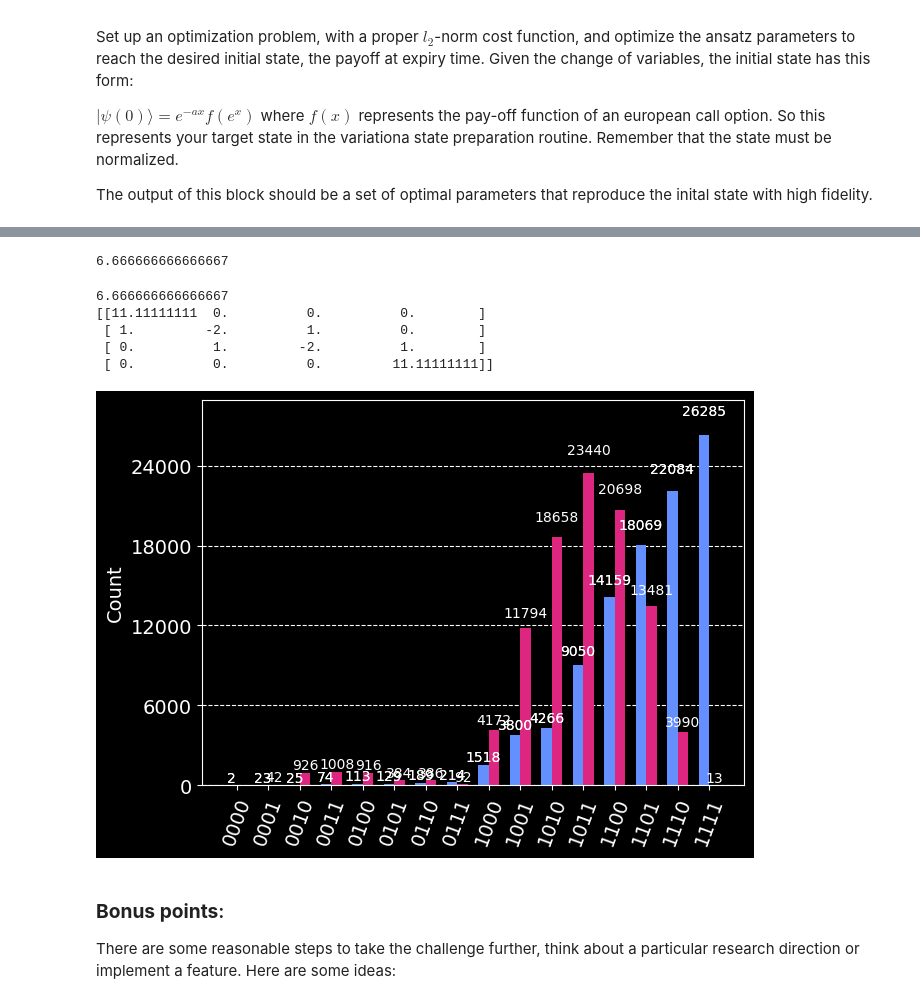
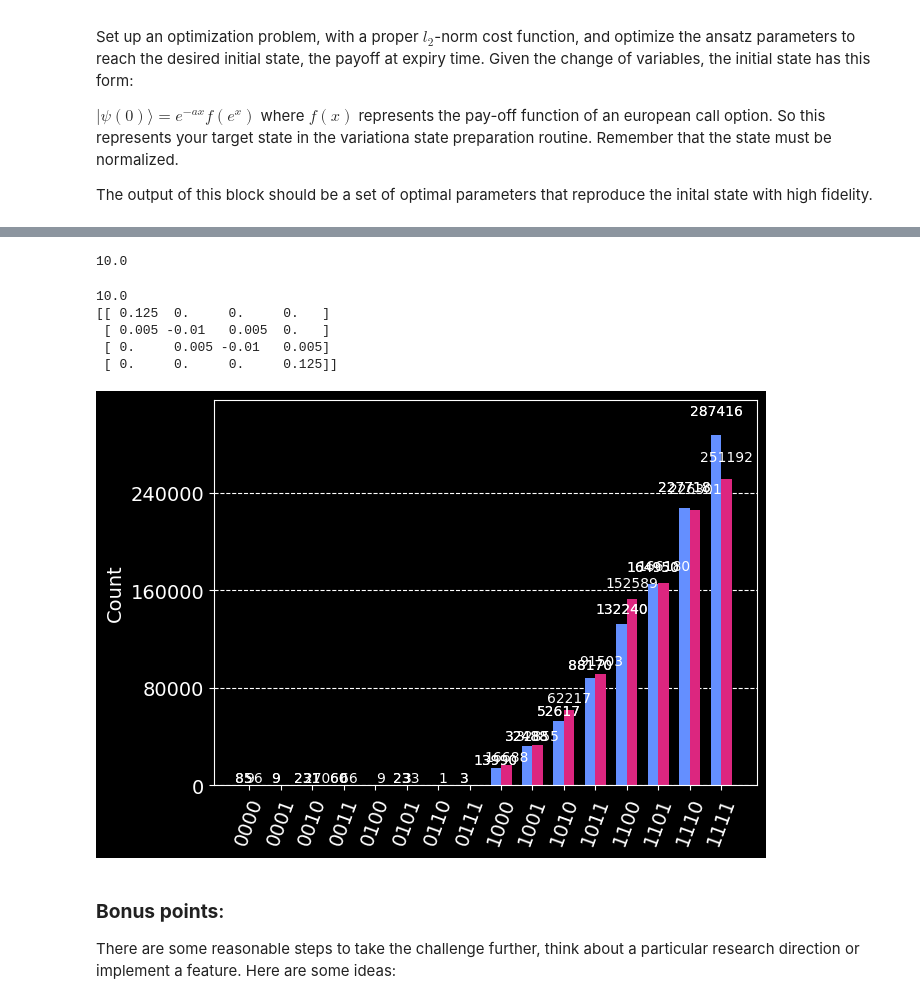
Before and after one commit to FelixXu35/Qisikit_Hackathon_BCN, a Jupyter notebook: Moodys_challenge.ipynb, the cells around one changed output, grey strips where cells are left out. Cells and saved outputs as stored; diff of their text form; code cells hidden in the pictures.

```diff
--- a/Moodys_challenge.ipynb
+++ b/Moodys_challenge.ipynb
@@ -294,7 +294,7 @@ from qiskit.quantum_info import Statevector
 n_qubits = 4
 rep = 2
 backend = Aer.get_backend('aer_simulator')
-optimizer = SPSA(maxiter=1e3)
+optimizer = SPSA(maxiter=10e3)
 
 def counts_to_distr(counts):
     """
@@ -354,10 +354,8 @@ result = optimizer.minimize(
 # Obtain the output distribution using the final parameters
 qc = ansatz(result.x, n_qubits=n_qubits, rep=rep)
 qc_t = transpile(qc,  backend)
-final_result = backend.run(qc_t, shots=1e5).result()
+final_result = backend.run(qc_t, shots=1e6).result()
 counts = final_result.get_counts()
-display(plot_histogram(counts))
-
 output_distr = counts_to_distr(counts)
-print(output_distr)
+display(plot_histogram([output_distr, target_distr]))
 # %% [output]
@@ -384,7 +392,7 @@ K = 100 # strike price
 sigma = 0.4 # volatility in %
 T= 1
 r = 0
-Smin = 50
+Smin = 0
 Smax = 150
 Nqubits = 4
 delta = (Smax - Smin)/(2**Nqubits-1)
@@ -410,57 +418,57 @@ def hamiltonian(qubit_count, delta, r, sigma):
 
         H[i][i+1] = 1
 
-    return H#*(1/(2*delta**2))
+    return H*(1/(2*delta**2))
 
 H_fact = SparsePauliOp.from_operator(hamiltonian(Nqubits, delta,  r, sigma))
 
 pauli_op = PauliSumOp.from_list(H_fact.to_list())
 # %% [output]
-6.666666666666667
+10.0
 # %%
 
 H = hamiltonian(qubit_count=2, delta=delta, r=r, sigma=sigma)
 print(H)
 # %% [output]
-6.666666666666667
-[[11.11111111  0.          0.          0.        ]
- [ 1.         -2.          1.          0.        ]
- [ 0.          1.         -2.          1.        ]
- [ 0.          0.          0.         11.11111111]]
+10.0
+[[ 0.125  0.     0.     0.   ]
+ [ 0.005 -0.01   0.005  0.   ]
+ [ 0.     0.005 -0.01   0.005]
+ [ 0.     0.     0.     0.125]]
 # %%
 from qiskit.algorithms import TimeEvolutionProblem, VarQITE
 from qiskit.algorithms.time_evolvers.variational import ImaginaryMcLachlanPrinciple
 from qiskit.circuit.library import EfficientSU2
 from qiskit.quantum_info import SparsePauliOp
 from qiskit.circuit import ParameterVector
 
-param_vec = ParameterVector('θ', length=18)
+param_vec = ParameterVector('θ', length=n_qubits + rep*(2*n_qubits-1))
 
 observable = pauli_op
 
 qc = ansatz_without(param_vec, n_qubits=n_qubits, rep=rep)
 
-time = 5
+time = 1
 evolution_problem = TimeEvolutionProblem(observable, time=time)
 var_qite = VarQITE(
     ansatz=qc,
     initial_parameters=result.x,
-    num_timesteps=time*10
+    num_timesteps=time*200
 )
 evolution_result = var_qite.evolve(evolution_problem)
 
 qc = evolution_result.evolved_state
 qc_t = transpile(qc, backend=backend)
 params_step = evolution_result.parameter_values[-1]
 
 qc = ansatz(params=params_step, n_qubits=n_qubits, rep=rep)
 qc_t = transpile(qc, backend)
-result_step = backend.run(qc_t, shots=1e5).result()
+result_step = backend.run(qc_t, shots=1e6).result()
 counts_step = result_step.get_counts()
 display(plot_histogram([counts, counts_step]))
 #print(result.x - evolution_result.parameter_values[-1])
 # %% [output]
-[figure, old version]
+[figure, new version]
 # %% [markdown]
 ### **Bonus points**:
 
```
Also changed, not shown: parts of 3 cells of this notebook.
